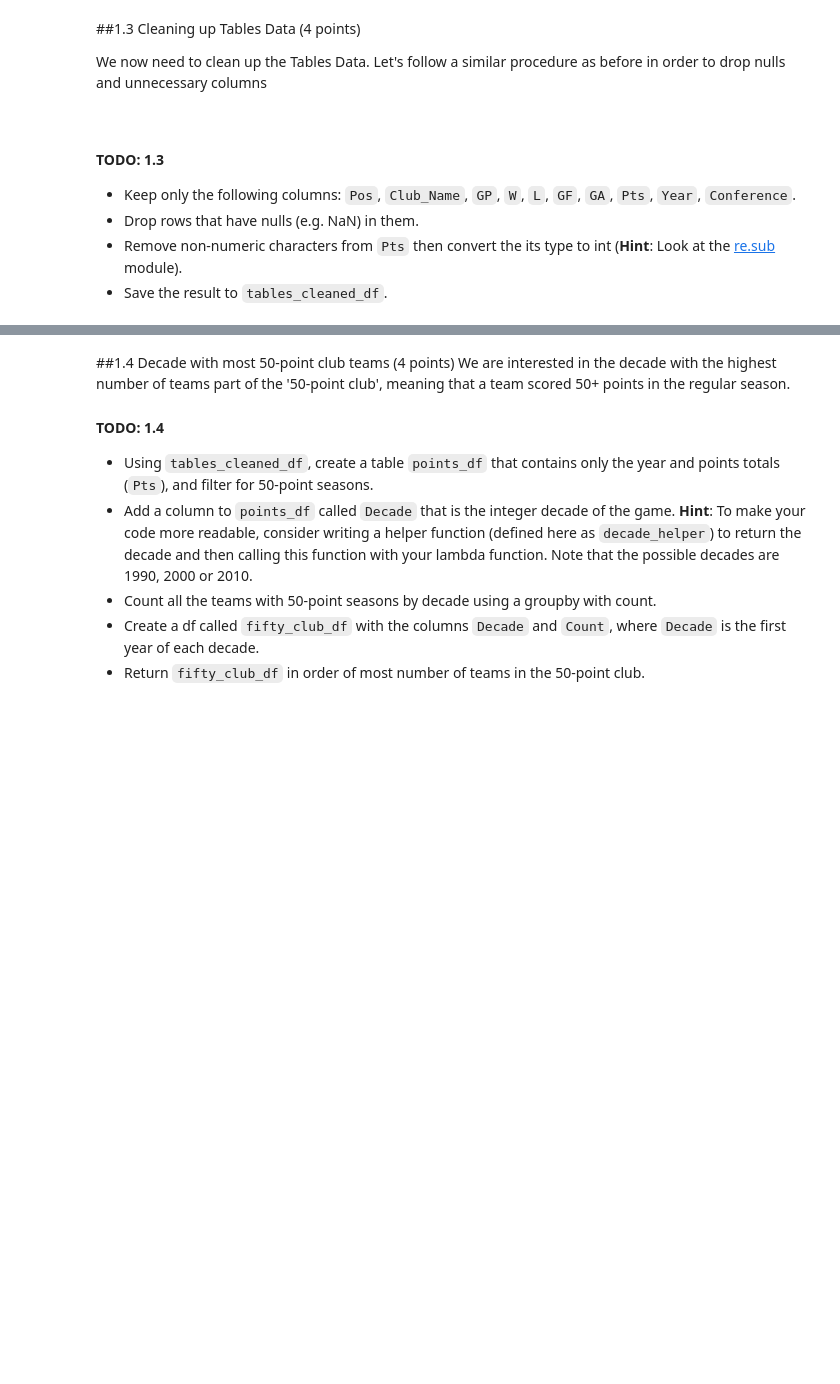
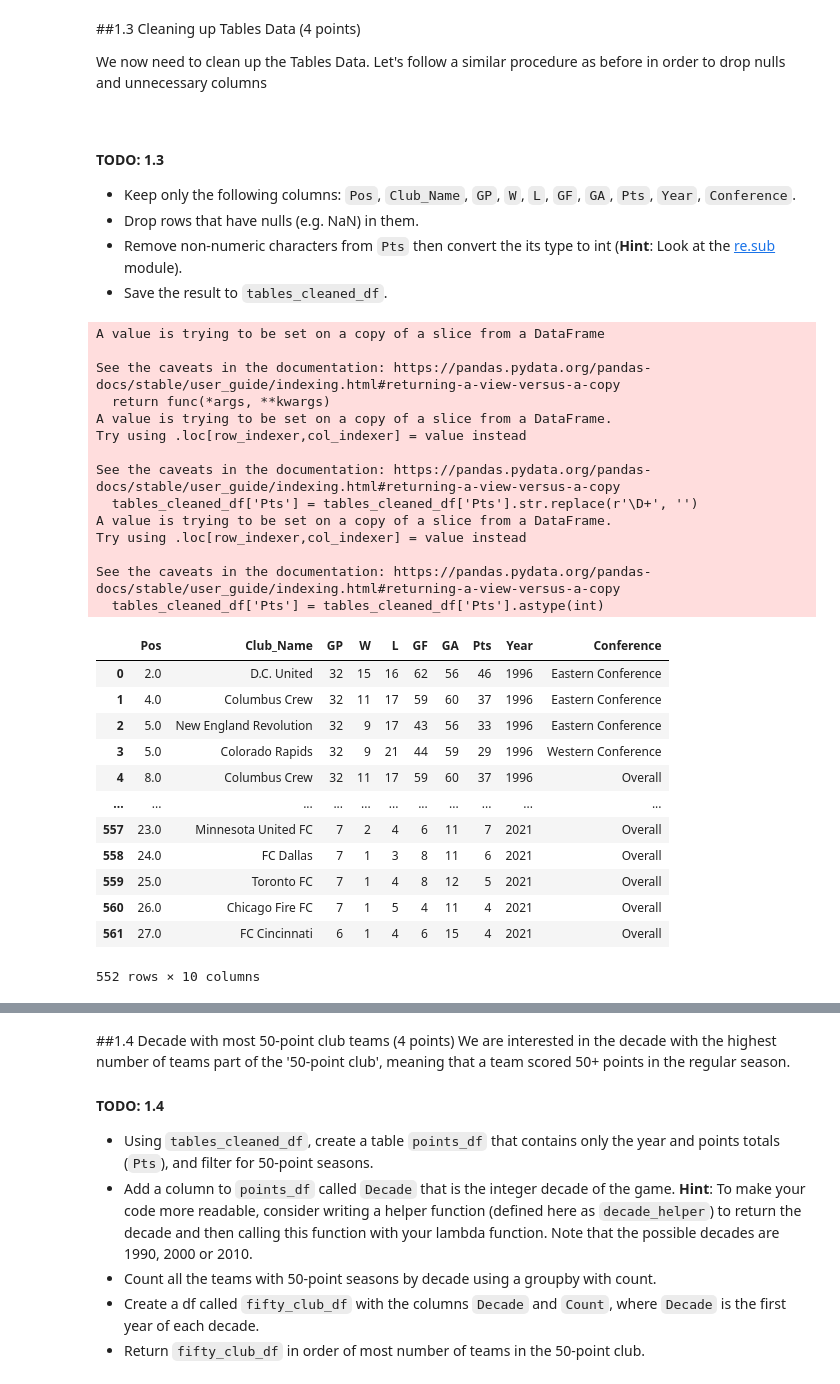
Before and after one commit to HeidiHe2001/big-data-analysis, a Jupyter notebook: Homework_1.ipynb, the cells around one changed output, grey strips where cells are left out. Saved outputs shown, nothing was run; the diff lists cells and outputs as text; code cells hidden in the pictures; blank space fills up the shorter version.

```diff
--- a/Homework_1.ipynb
+++ b/Homework_1.ipynb
@@ -309,3 +490,38 @@ tables_cleaned_df =
+# %%
+#TODO: Create tables_cleaned_df
+tables_cleaned_df = tables_df[['Pos', 'Club_Name', 'GP', 'W', 'L', 'GF', 'GA', 'Pts', 'Year', 'Conference']]
+tables_cleaned_df.dropna(inplace=True)
+tables_cleaned_df['Pts'] = tables_cleaned_df['Pts'].str.replace(r'\D+', '')
+tables_cleaned_df['Pts'] = tables_cleaned_df['Pts'].astype(int)
+tables_cleaned_df
+# %% [output]
+A value is trying to be set on a copy of a slice from a DataFrame
+
+See the caveats in the documentation: https://pandas.pydata.org/pandas-docs/stable/user_guide/indexing.html#returning-a-view-versus-a-copy
+  return func(*args, **kwargs)
+A value is trying to be set on a copy of a slice from a DataFrame.
+Try using .loc[row_indexer,col_indexer] = value instead
+
+See the caveats in the documentation: https://pandas.pydata.org/pandas-docs/stable/user_guide/indexing.html#returning-a-view-versus-a-copy
+  tables_cleaned_df['Pts'] = tables_cleaned_df['Pts'].str.replace(r'\D+', '')
+A value is trying to be set on a copy of a slice from a DataFrame.
+Try using .loc[row_indexer,col_indexer] = value instead
+
+See the caveats in the documentation: https://pandas.pydata.org/pandas-docs/stable/user_guide/indexing.html#returning-a-view-versus-a-copy
+  tables_cleaned_df['Pts'] = tables_cleaned_df['Pts'].astype(int)
+|  | Pos | Club_Name | GP | W | L | GF | GA | Pts | Year | Conference |
+| 0 | 2.0 | D.C. United | 32 | 15 | 16 | 62 | 56 | 46 | 1996 | Eastern Conference |
+| 1 | 4.0 | Columbus Crew | 32 | 11 | 17 | 59 | 60 | 37 | 1996 | Eastern Conference |
+| 2 | 5.0 | New England Revolution | 32 | 9 | 17 | 43 | 56 | 33 | 1996 | Eastern Conference |
+| 3 | 5.0 | Colorado Rapids | 32 | 9 | 21 | 44 | 59 | 29 | 1996 | Western Conference |
+| 4 | 8.0 | Columbus Crew | 32 | 11 | 17 | 59 | 60 | 37 | 1996 | Overall |
+| ... | ... | ... | ... | ... | ... | ... | ... | ... | ... | ... |
+| 557 | 23.0 | Minnesota United FC | 7 | 2 | 4 | 6 | 11 | 7 | 2021 | Overall |
+| 558 | 24.0 | FC Dallas | 7 | 1 | 3 | 8 | 11 | 6 | 2021 | Overall |
+| 559 | 25.0 | Toronto FC | 7 | 1 | 4 | 8 | 12 | 5 | 2021 | Overall |
+| 560 | 26.0 | Chicago Fire FC | 7 | 1 | 5 | 4 | 11 | 4 | 2021 | Overall |
+| 561 | 27.0 | FC Cincinnati | 6 | 1 | 4 | 6 | 15 | 4 | 2021 | Overall |
+552 rows × 10 columns
 # %%
 # TEST CASE: tables_cleaned_df (4pt)
 # [CIS 545 PennGrader Cell] - 4 points
```
Also changed, not shown: parts of 109 cells of this notebook.
